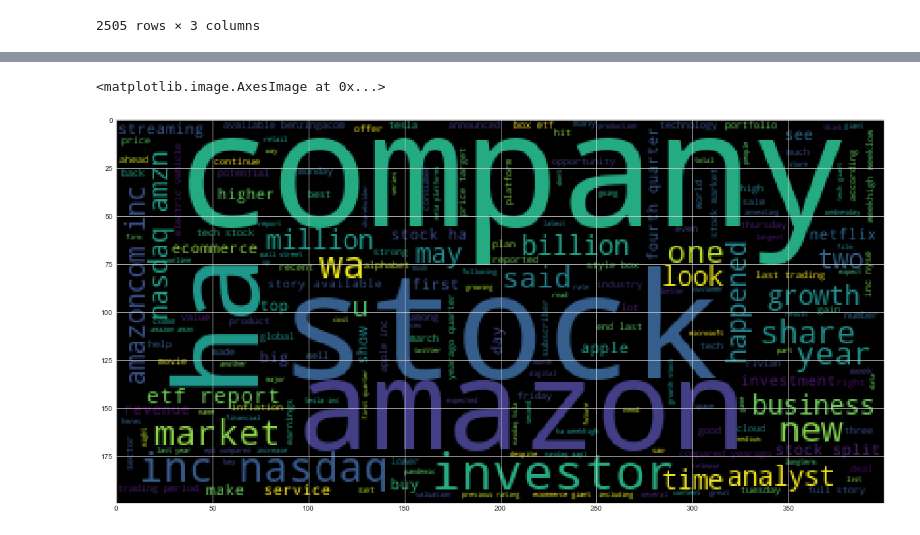
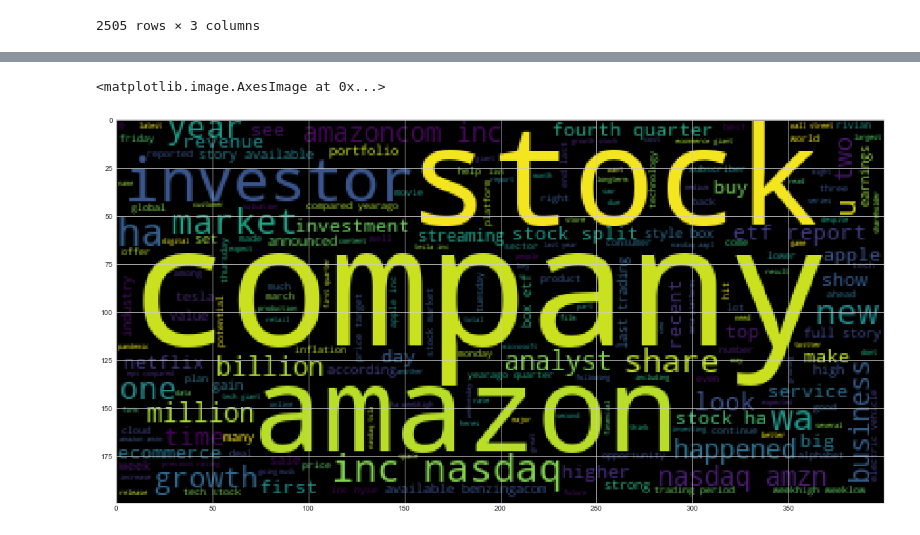
Before and after one commit to patricia-raj/predict-stock-movements, a Jupyter notebook: nlp_analysis.ipynb, the cells around one changed output, grey strips where cells are left out. Cells and saved outputs as stored; diff of their text form; code cells hidden in the pictures.

```diff
--- a/nlp_analysis.ipynb
+++ b/nlp_analysis.ipynb
@@ -43,9 +46,9 @@ lemmatizer = WordNetLemmatizer()
 sw = set(stopwords.words('english'))
 
 # Expand the default stopwords list if necessary
-sw_addons = {'say','though','some','wouldn\'t', 'take','all','also','found','still'}
+sw_addons = {'say','though','some','wouldn\'t', 'take','all','also','found','still','said','may','since'}
 # %%
-def tokenizer(text):
+def tokenizer(text,func_overide_param):
     """
     Tokenizes the text
     Second parameter is function overide param utilized to get list of tokens from the text
@@ -67,4 +70,7 @@ def tokenizer(text):
     # Convert the words to lowercase
     # Remove the stop words
     tokens = [word.lower() for word in lem if word.lower() not in sw.union(sw_addons)]
-    return ' '.join(tokens)
+    if func_overide_param == 'A':
+        return tokens
+    else:
+        return ' '.join(tokens)
@@ -76,0 +77,3 @@ aws_news_token
+# %%
+aws_news_tokens_string = tokenizer(aws_big_string,'B')
+aws_news_tokens = tokenizer(aws_big_string,'A')
@@ -77,7 +100,7 @@ aws_news_token
 # %%
 # Generate Word Cloud
-aws_wc = WordCloud().generate(aws_news_token)
+aws_wc = WordCloud().generate(aws_news_tokens_string)
 plt.imshow(aws_wc)
 # %% [output]
 <matplotlib.image.AxesImage at 0x...>
-[figure, old version]
+[figure, new version]
```
Also changed, not shown: parts of 5 cells of this notebook.
